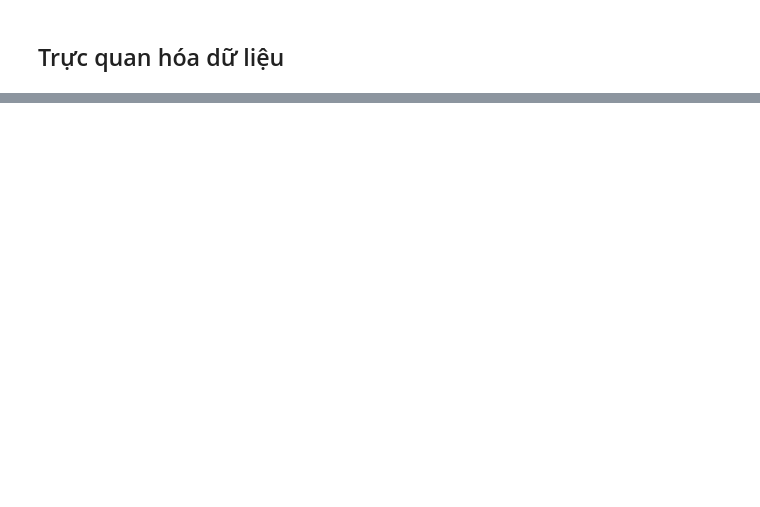
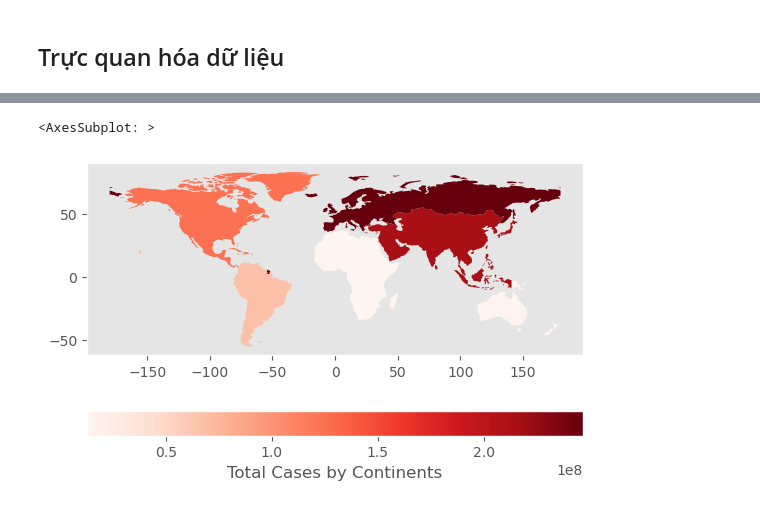
Before and after one commit to vntan/Covid-19-Analysis, a Jupyter notebook: Lab01.ipynb, the cells around one changed output, grey strips where cells are left out. Cells and saved outputs as stored; diff of their text form; code cells hidden in the pictures; blank space fills up the shorter version.

```diff
--- a/Lab01.ipynb
+++ b/Lab01.ipynb
@@ -144,2 +185,14 @@ for file in files:
 # %% [markdown]
 ## Trực quan hóa dữ liệu
+# %%
+def concatinate_data(list_file_name, folder_path = './data/'):
+    df = pd.DataFrame()
+
+    for file_name in list_file_name:
+        df_cat = pd.read_csv(folder_path + file_name)
+        df_cat['DateCollected'] = pd.to_datetime(df_cat['DateCollected'], dayfirst=True)
+        df = pd.concat([df, df_cat], axis=0)
+
+    df = df.reset_index()
+    df = df.drop(columns={'index'})
+    return df
@@ -145,0 +278,7 @@ for file in files:
+# %%
+countries_df = df[(df['Country,Other'] != 'World') & (df['Continent'] != '0')]
+continent_df = countries_df.groupby(['DateCollected', 'Continent']).sum(numeric_only =True).reset_index(level=[0, 1])
+continent_df['Tot Cases/1M pop'] = continent_df['TotalCases'] / continent_df['Population'] * 10**6
+continent_df['Deaths/1M pop'] = continent_df['TotalDeaths'] / continent_df['Population'] * 10**6
+continent_df['TotalRecovered/1M pop'] = continent_df['TotalRecovered'] / continent_df['Population'] * 10**6
+continent_df
@@ -145,0 +299,19 @@ for file in files:
+# %%
+filter_continent_df = continent_df[continent_df['DateCollected'] == continent_df['DateCollected'].max()].copy()
+filter_continent_df.loc[filter_continent_df['Continent'] == 'Australia/Oceania', 'Continent'] = 'Oceania'
+
+df_world = gpd.read_file(gpd.datasets.get_path('naturalearth_lowres'))
+df_world = gpd.read_file(gpd.datasets.get_path("naturalearth_lowres")).drop(['gdp_md_est'], axis=1)
+df_world = df_world.dissolve(by='continent', aggfunc='sum' )
+df_world.index.name = 'Continent'
+
+df_world = df_world.merge(filter_continent_df, how='left', on='Continent')
+
+fig, ax = plt.subplots(1, 1)
+ax.grid(False)
+
+df_world.plot(column='TotalCases', cmap='Reds', figsize=30, legend=True, ax=ax,
+              legend_kwds={'label': "Total Cases by Continents", 'orientation': "horizontal"})
+# %% [output]
+<AxesSubplot: >
+[figure, added]
```
Also changed, not shown: parts of 24 cells of this notebook, 26 other files.
